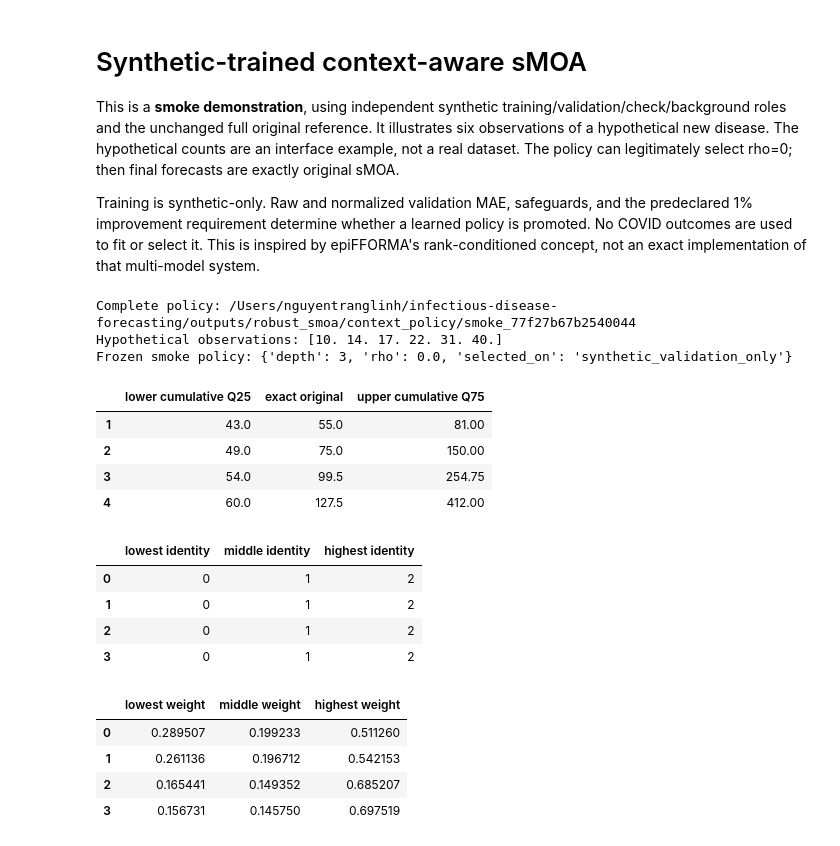
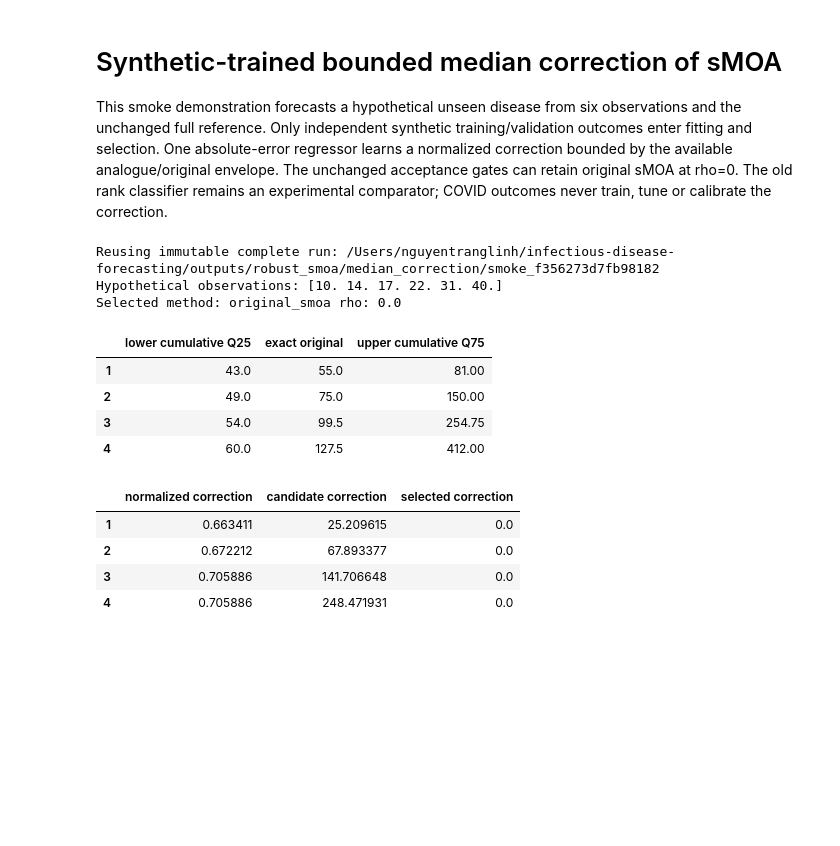
Before and after one commit to gnart-linhh/Infections_Forcasting, a Jupyter notebook: notebooks/demo.ipynb, the cells around one changed output. Drawn from its saved outputs; the diff is of its cells as text; code cells hidden in the pictures; blank space fills up the shorter version.

```diff
--- a/notebooks/demo.ipynb
+++ b/notebooks/demo.ipynb
@@ -1,53 +1,49 @@
 # %% [markdown]
-# Synthetic-trained context-aware sMOA
+# Synthetic-trained bounded median correction of sMOA
 
-This is a **smoke demonstration**, using independent synthetic training/validation/check/background roles and the unchanged full original reference. It illustrates six observations of a hypothetical new disease. The hypothetical counts are an interface example, not a real dataset. The policy can legitimately select rho=0; then final forecasts are exactly original sMOA.
-
-Training is synthetic-only. Raw and normalized validation MAE, safeguards, and the predeclared 1% improvement requirement determine whether a learned policy is promoted. No COVID outcomes are used to fit or select it. This is inspired by epiFFORMA's rank-conditioned concept, not an exact implementation of that multi-model system.
+This smoke demonstration forecasts a hypothetical unseen disease from six observations and the unchanged full reference. Only independent synthetic training/validation outcomes enter fitting and selection. One absolute-error regressor learns a normalized correction bounded by the available analogue/original envelope. The unchanged acceptance gates can retain original sMOA at rho=0. The old rank classifier remains an experimental comparator; COVID outcomes never train, tune or calibrate the correction.
 # %%
 from pathlib import Path
 import sys, json, joblib
 ROOT=Path.cwd()
 if not (ROOT/'configs/experiments.json').exists(): ROOT=ROOT.parent
 sys.path.insert(0,str(ROOT))
 from experiments.robust.pipeline import load_config,run
+from threadpoolctl import threadpool_limits
+limits=threadpool_limits(1)
+from experiments.robust.correction_experiment import WeightedForecast
 from experiments.robust.data import load_reference
 from experiments.robust.policy import candidate_features,FEATURES
 import numpy as np, pandas as pd, matplotlib.pyplot as plt
 from IPython.display import display
 config=load_config(ROOT/'configs/experiments.json')
-RUN=run(config,experiment='policy',smoke=True)
-policy=joblib.load(RUN/'policy.joblib')
-frozen=json.loads((RUN/'selected_policy.json').read_text())
+RUN=run(config,experiment='correction',smoke=True)
+policy=joblib.load(RUN/'median_model.joblib')
+frozen=json.loads((RUN/'selected_model.json').read_text())
 engine,_,_=load_reference(config)
 history=np.array([10.,14.,17.,22.,31.,40.])
 original=engine.match(history).baseline
 final,details=policy.forecast(engine,history,frozen['rho'])
 unblended=policy.forecast(engine,history,1.)[0]
 print('Hypothetical observations:',history)
-print('Frozen smoke policy:', {k:frozen[k] for k in ['depth','rho','selected_on']})
+print('Selected method:',frozen['selected_method'],'rho:',frozen['rho'])
+weighted=WeightedForecast().forecast(engine,history)[0]
 display(pd.DataFrame(details['candidates'],columns=['lower cumulative Q25','exact original','upper cumulative Q75'],index=range(1,5)))
-display(pd.DataFrame(details['ordering'],columns=['lowest identity','middle identity','highest identity']))
-display(pd.DataFrame(details['probabilities'],columns=['lowest weight','middle weight','highest weight']))
+display(pd.DataFrame({'normalized correction':details['normalized_correction'],'candidate correction':unblended-original,'selected correction':final-original},index=range(1,5)))
 # %% [output]
-Complete policy: /Users/nguyentranglinh/infectious-disease-forecasting/outputs/robust_smoa/context_policy/smoke_77f27b67b2540044
+Reusing immutable complete run: /Users/nguyentranglinh/infectious-disease-forecasting/outputs/robust_smoa/median_correction/smoke_f356273d7fb98182
 Hypothetical observations: [10. 14. 17. 22. 31. 40.]
-Frozen smoke policy: {'depth': 3, 'rho': 0.0, 'selected_on': 'synthetic_validation_only'}
+Selected method: original_smoa rho: 0.0
 |  | lower cumulative Q25 | exact original | upper cumulative Q75 |
 | 1 | 43.0 | 55.0 | 81.00 |
 | 2 | 49.0 | 75.0 | 150.00 |
 | 3 | 54.0 | 99.5 | 254.75 |
 | 4 | 60.0 | 127.5 | 412.00 |
-|  | lowest identity | middle identity | highest identity |
-| 0 | 0 | 1 | 2 |
-| 1 | 0 | 1 | 2 |
-| 2 | 0 | 1 | 2 |
-| 3 | 0 | 1 | 2 |
+|  | normalized correction | candidate correction | selected correction |
+| 1 | 0.663411 | 25.209615 | 0.0 |
+| 2 | 0.672212 | 67.893377 | 0.0 |
+| 3 | 0.705886 | 141.706648 | 0.0 |
+| 4 | 0.705886 | 248.471931 | 0.0 |
-|  | lowest weight | middle weight | highest weight |
-| 0 | 0.289507 | 0.199233 | 0.511260 |
-| 1 | 0.261136 | 0.196712 | 0.542153 |
-| 2 | 0.165441 | 0.149352 | 0.685207 |
-| 3 | 0.156731 | 0.145750 | 0.697519 |
 # %%
 fig,ax=plt.subplots(figsize=(9,4))
 ax.plot(range(-5,1),history,'ko-',label='Six hypothetical observations')
```
Also changed, not shown: parts of 5 cells of this notebook, 10 other files.
